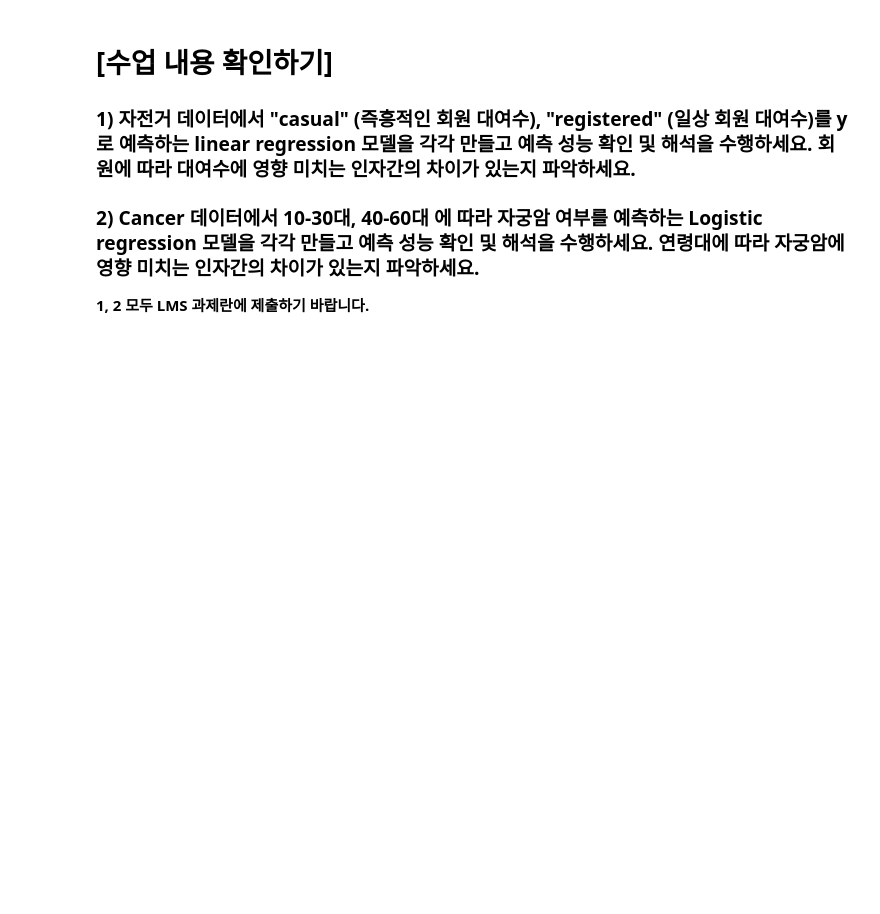
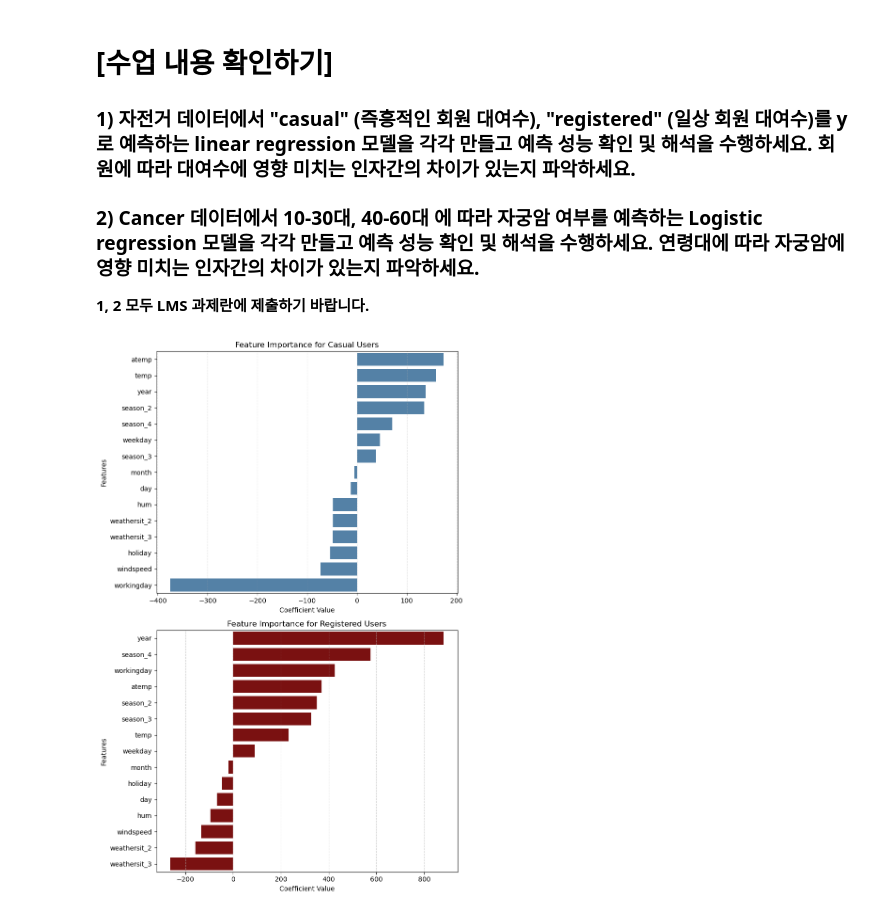
Before and after one commit to allaboutswing/xai1, a Jupyter notebook: 3주차_Linear_Logistic_Regression.ipynb, the cells around one changed output. Saved outputs shown, nothing was run; the diff lists cells and outputs as text; code cells hidden in the pictures; blank space fills up the shorter version.

```diff
--- a/3주차_Linear_Logistic_Regression.ipynb
+++ b/3주차_Linear_Logistic_Regression.ipynb
@@ -533,14 +642,18 @@ dtype: float64
 # 필요한 라이브러리 다시 불러오기
 import pandas as pd
 import numpy as np
+import matplotlib.pyplot as plt
+import seaborn as sns
 from sklearn.model_selection import train_test_split
 from sklearn.linear_model import LinearRegression
 from sklearn.metrics import r2_score
+from sklearn.preprocessing import StandardScaler
 
-df_bike = pd.read_csv(r"C:\001. Python\70.설명가능인공지능_3주차_실습\bike-sharing-daily.csv", engine = "python", encoding = "euc-kr")
-pd.get_dummies(df_bike['season'])
-pd.get_dummies(df_bike['weathersit'])
+# 파일 재업로드 필요
+file_path = r"C:\001. Python\70.설명가능인공지능_3주차_실습\bike-sharing-daily.csv"
 
+# 데이터 로드
+df_bike = pd.read_csv(file_path, engine="python", encoding="utf-8")
 
 # 날짜 데이터 처리 (연, 월, 일 분리)
 df_bike["dteday"] = pd.to_datetime(df_bike["dteday"])
@@ -551,49 +664,67 @@ df_bike["day"] = df_bike["dteday"].dt.day
 # 불필요한 원래 날짜 컬럼 삭제
 df_bike.drop(columns=["dteday", "instant"], inplace=True)
 
+# 범주형 변수 인코딩 (one-hot encoding)
+df_bike = pd.get_dummies(df_bike, columns=['season', 'weathersit'], drop_first=True)
+
+# 다중 공선성을 방지하기 위해 'yr', 'mnth' 제거 (연도는 'year', 월은 'month' 사용)
+df_bike.drop(columns=["yr", "mnth"], inplace=True)
+
 # 독립변수 X 설정
 x_bike = df_bike.drop(columns=['casual', 'registered', 'cnt'])
 
+# 데이터 스케일링 (표준화)
+scaler = StandardScaler()
+x_bike_scaled = pd.DataFrame(scaler.fit_transform(x_bike), columns=x_bike.columns)
+
 # casual (즉흥적 대여) 예측 모델
 y_casual = df_bike['casual']
-x_train_casual, x_test_casual, y_train_casual, y_test_casual = train_test_split(x_bike, y_casual, test_size=0.2, random_state=10)
+x_train_casual, x_test_casual, y_train_casual, y_test_casual = train_test_split(x_bike_scaled, y_casual, test_size=0.2, random_state=10)
 
 lr_casual = LinearRegression()
 lr_casual.fit(x_train_casual, y_train_casual)
 pred_casual = lr_casual.predict(x_test_casual)
 r2_casual = r2_score(y_test_casual, pred_casual)
 
+coef_casual = pd.Series(lr_casual.coef_, index=x_bike_scaled.columns).sort_values(ascending=False)
+
 # registered (등록된 회원 대여) 예측 모델
 y_registered = df_bike['registered']
-x_train_registered, x_test_registered, y_train_registered, y_test_registered = train_test_split(x_bike, y_registered, test_size=0.2, random_state=10)
+x_train_registered, x_test_registered, y_train_registered, y_test_registered = train_test_split(x_bike_scaled, y_registered, test_size=0.2, random_state=10)
 
 lr_registered = LinearRegression()
 lr_registered.fit(x_train_registered, y_train_registered)
 pred_registered = lr_registered.predict(x_test_registered)
 r2_registered = r2_score(y_test_registered, pred_registered)
 
-# Coefficients 비교
-coef_casual = pd.Series(lr_casual.coef_, index=x_bike.columns).sort_values(ascending=False)
-coef_registered = pd.Series(lr_registered.coef_, index=x_bike.columns).sort_values(ascending=False)
+coef_registered = pd.Series(lr_registered.coef_, index=x_bike_scaled.columns).sort_values(ascending=False)
 
-# 결과 출력
-results = pd.DataFrame({
-    "Feature": x_bike.columns,
-    "Casual_Coef": coef_casual.values,
-    "Registered_Coef": coef_registered.values
-})
-
-# R2 Score 결과 출력
+# 모델 성능 비교
 r2_results = pd.DataFrame({
     "Model": ["Casual", "Registered"],
     "R2 Score": [r2_casual, r2_registered]
 })
 
-# # 결과 표시
-# 결과 출력 (ace_tools 없이 표준 출력 방식 사용)
-print("Feature Importance Comparison:")
-print(results)
+# 시각화
+fig, axes = plt.subplots(2, 1, figsize=(8, 12))
 
-print("\nModel Performance (R2 Score):")
-print(r2_results)
+sns.barplot(x=coef_casual.values, y=coef_casual.index, ax=axes[0], color="steelblue")
+axes[0].set_title("Feature Importance for Casual Users")
+axes[0].set_xlabel("Coefficient Value")
+axes[0].set_ylabel("Features")
+axes[0].grid(axis='x', linestyle="--", alpha=0.6)
+
+sns.barplot(x=coef_registered.values, y=coef_registered.index, ax=axes[1], color="darkred")
+axes[1].set_title("Feature Importance for Registered Users")
+axes[1].set_xlabel("Coefficient Value")
+axes[1].set_ylabel("Features")
+axes[1].grid(axis='x', linestyle="--", alpha=0.6)
+
+plt.tight_layout()
+plt.show()
+
+# 결과 출력 (모델 성능 및 회귀 계수)
+# season은 1 (Winter), 2 (Spring), 3 (Summer), 4 (Fall), weathersit는 1 (Good), 2 (Misty), 3(Rain/Snow/Storm)
+r2_results, coef_casual, coef_registered
 # %% [output]
+[figure, added]
```
Also changed, not shown: parts of 11 cells of this notebook, 1 other file.
